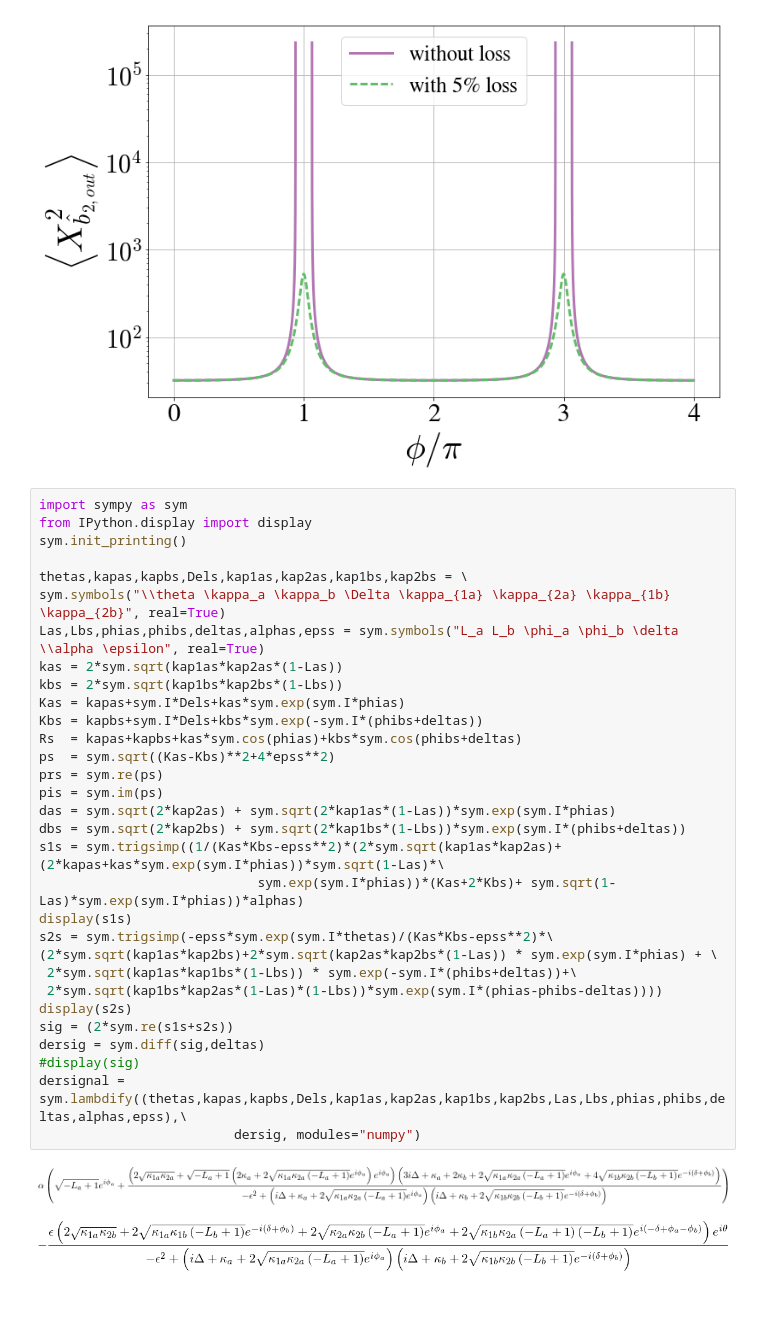
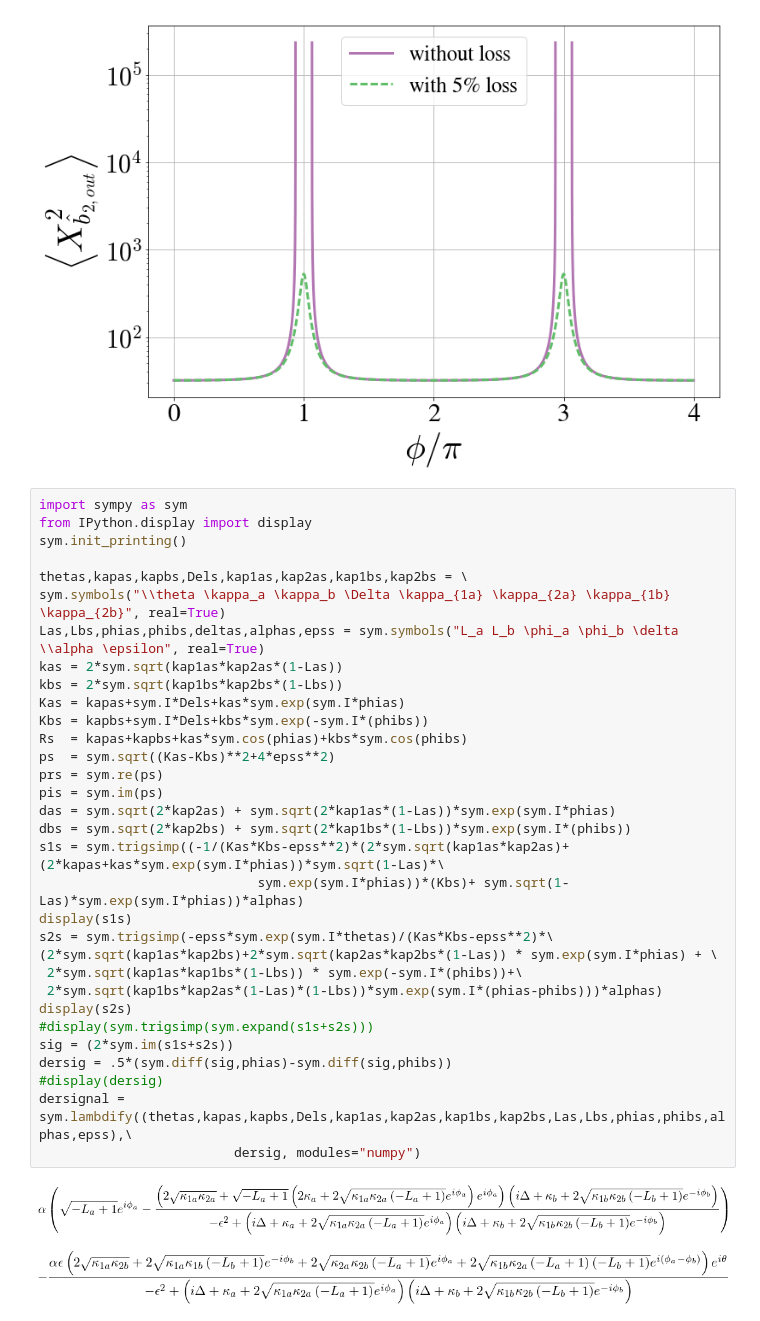
Before and after one commit to nemetniki/General-linear-model, a Jupyter notebook: NDPA_sensitivity.ipynb, the cells around one changed output. Saved outputs shown, nothing was run; the diff lists cells and outputs as text.

```diff
--- a/NDPA_sensitivity.ipynb
+++ b/NDPA_sensitivity.ipynb
@@ -903,37 +903,38 @@ plt.show()
 # %%
 import sympy as sym
 from IPython.display import display
 sym.init_printing()
 
 thetas,kapas,kapbs,Dels,kap1as,kap2as,kap1bs,kap2bs = \
 sym.symbols("\\theta \kappa_a \kappa_b \Delta \kappa_{1a} \kappa_{2a} \kappa_{1b} \kappa_{2b}", real=True)
 Las,Lbs,phias,phibs,deltas,alphas,epss = sym.symbols("L_a L_b \phi_a \phi_b \delta \\alpha \epsilon", real=True)
 kas = 2*sym.sqrt(kap1as*kap2as*(1-Las))
 kbs = 2*sym.sqrt(kap1bs*kap2bs*(1-Lbs))
 Kas = kapas+sym.I*Dels+kas*sym.exp(sym.I*phias)
-Kbs = kapbs+sym.I*Dels+kbs*sym.exp(-sym.I*(phibs+deltas))
-Rs  = kapas+kapbs+kas*sym.cos(phias)+kbs*sym.cos(phibs+deltas)
+Kbs = kapbs+sym.I*Dels+kbs*sym.exp(-sym.I*(phibs))
+Rs  = kapas+kapbs+kas*sym.cos(phias)+kbs*sym.cos(phibs)
 ps  = sym.sqrt((Kas-Kbs)**2+4*epss**2)
 prs = sym.re(ps)
 pis = sym.im(ps)
 das = sym.sqrt(2*kap2as) + sym.sqrt(2*kap1as*(1-Las))*sym.exp(sym.I*phias)
-dbs = sym.sqrt(2*kap2bs) + sym.sqrt(2*kap1bs*(1-Lbs))*sym.exp(sym.I*(phibs+deltas))
-s1s = sym.trigsimp((1/(Kas*Kbs-epss**2)*(2*sym.sqrt(kap1as*kap2as)+(2*kapas+kas*sym.exp(sym.I*phias))*sym.sqrt(1-Las)*\
-                            sym.exp(sym.I*phias))*(Kas+2*Kbs)+ sym.sqrt(1-Las)*sym.exp(sym.I*phias))*alphas)
+dbs = sym.sqrt(2*kap2bs) + sym.sqrt(2*kap1bs*(1-Lbs))*sym.exp(sym.I*(phibs))
+s1s = sym.trigsimp((-1/(Kas*Kbs-epss**2)*(2*sym.sqrt(kap1as*kap2as)+(2*kapas+kas*sym.exp(sym.I*phias))*sym.sqrt(1-Las)*\
+                            sym.exp(sym.I*phias))*(Kbs)+ sym.sqrt(1-Las)*sym.exp(sym.I*phias))*alphas)
 display(s1s)
 s2s = sym.trigsimp(-epss*sym.exp(sym.I*thetas)/(Kas*Kbs-epss**2)*\
 (2*sym.sqrt(kap1as*kap2bs)+2*sym.sqrt(kap2as*kap2bs*(1-Las)) * sym.exp(sym.I*phias) + \
- 2*sym.sqrt(kap1as*kap1bs*(1-Lbs)) * sym.exp(-sym.I*(phibs+deltas))+\
- 2*sym.sqrt(kap1bs*kap2as*(1-Las)*(1-Lbs))*sym.exp(sym.I*(phias-phibs-deltas))))
+ 2*sym.sqrt(kap1as*kap1bs*(1-Lbs)) * sym.exp(-sym.I*(phibs))+\
+ 2*sym.sqrt(kap1bs*kap2as*(1-Las)*(1-Lbs))*sym.exp(sym.I*(phias-phibs)))*alphas)
 display(s2s)
-sig = (2*sym.re(s1s+s2s))
-dersig = sym.diff(sig,deltas)
-#display(sig)
-dersignal = sym.lambdify((thetas,kapas,kapbs,Dels,kap1as,kap2as,kap1bs,kap2bs,Las,Lbs,phias,phibs,deltas,alphas,epss),\
+#display(sym.trigsimp(sym.expand(s1s+s2s)))
+sig = (2*sym.im(s1s+s2s))
+dersig = .5*(sym.diff(sig,phias)-sym.diff(sig,phibs))
+#display(dersig)
+dersignal = sym.lambdify((thetas,kapas,kapbs,Dels,kap1as,kap2as,kap1bs,kap2bs,Las,Lbs,phias,phibs,alphas,epss),\
                          dersig, modules="numpy")
 # %% [output]
-[figure, old version]
+[figure, new version]
-[figure, old version]
+[figure, new version]
 # %%
 %matplotlib inline
 import numpy as np
```
Also changed, not shown: parts of 1 cell of this notebook, 1 other file.
